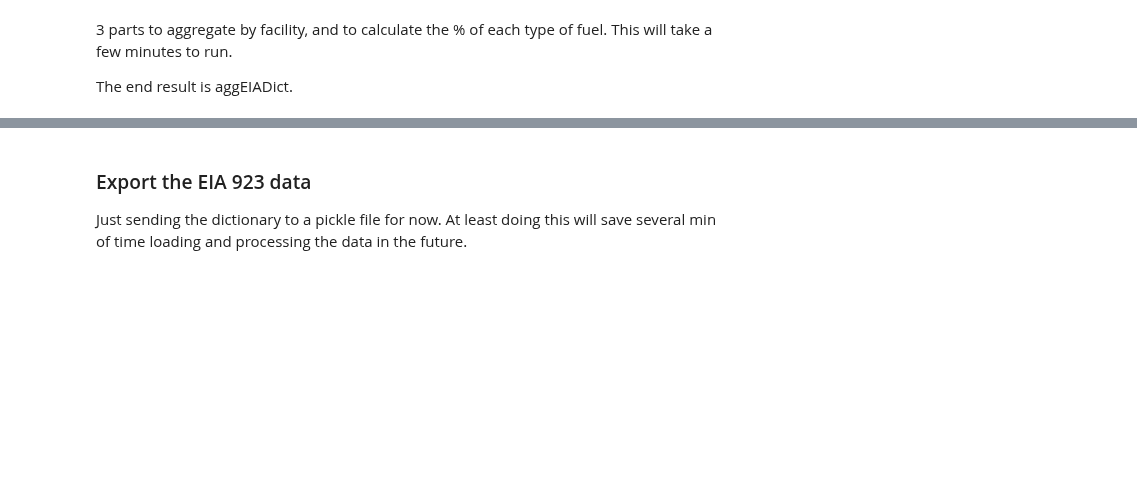
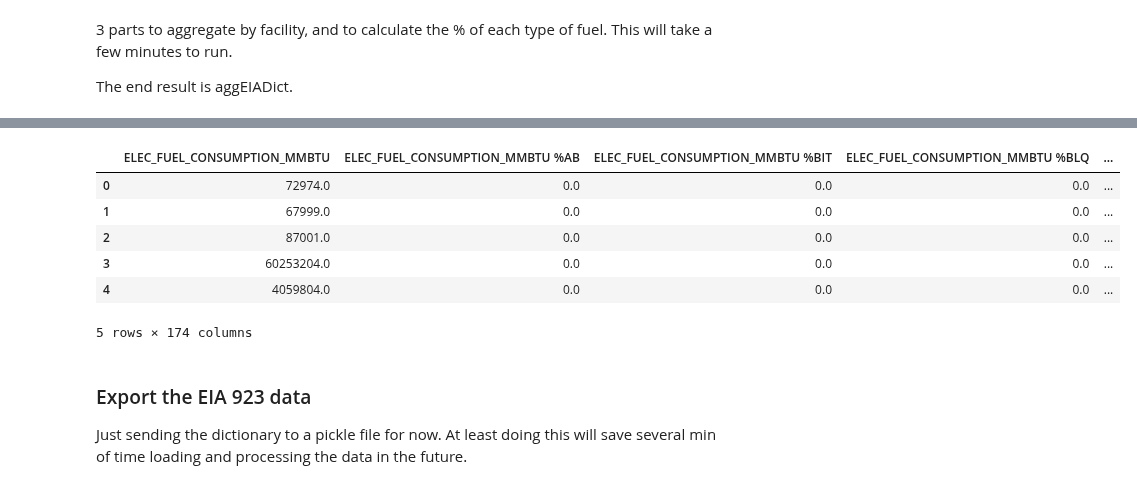
Before and after one commit to gschivley/ERCOT_power, a Jupyter notebook: Raw Data/Merging EPA and EIA.ipynb, the cells around one changed output, grey strips where cells are left out. Saved outputs shown, nothing was run; the diff lists cells and outputs as text; code cells hidden in the pictures; blank space fills up the shorter version.

```diff
--- a/Raw Data/Merging EPA and EIA.ipynb
+++ b/Raw Data/Merging EPA and EIA.ipynb
@@ -166,3 +178,13 @@ for key, df in eiaDict.iteritems():
+# %%
+aggEIADict[2015].head()
+# %% [output]
+|  | ELEC_FUEL_CONSUMPTION_MMBTU | ELEC_FUEL_CONSUMPTION_MMBTU %AB | ELEC_FUEL_CONSUMPTION_MMBTU %BIT | ELEC_FUEL_CONSUMPTION_MMBTU %BLQ | ... |
+| 0 | 72974.0 | 0.0 | 0.0 | 0.0 | ... |
+| 1 | 67999.0 | 0.0 | 0.0 | 0.0 | ... |
+| 2 | 87001.0 | 0.0 | 0.0 | 0.0 | ... |
+| 3 | 60253204.0 | 0.0 | 0.0 | 0.0 | ... |
+| 4 | 4059804.0 | 0.0 | 0.0 | 0.0 | ... |
+5 rows × 174 columns
 # %% [markdown]
 ### Export the EIA 923 data
 Just sending the dictionary to a pickle file for now. At least doing this will save several min of time loading and processing the data in the future.
```
Also changed, not shown: parts of 3 cells of this notebook.
